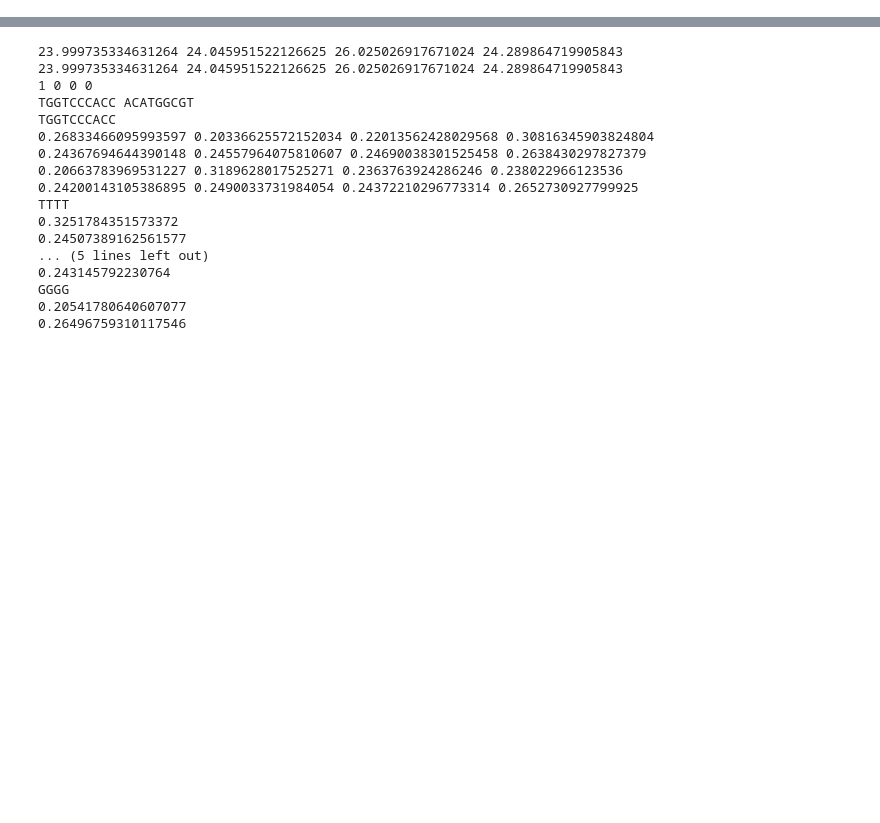
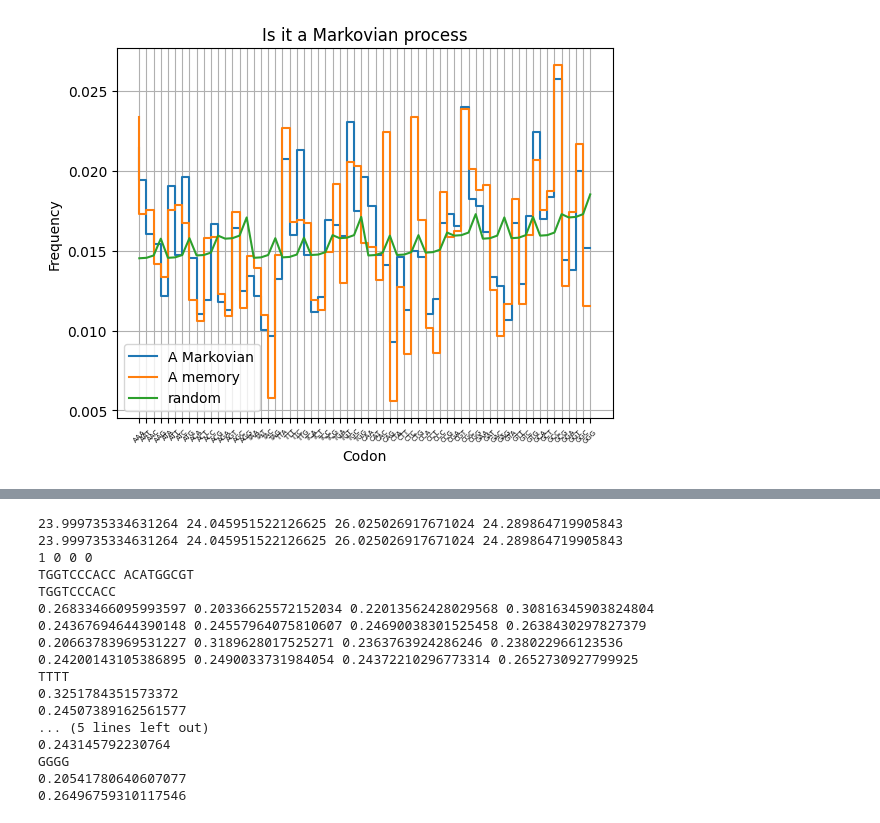
Before and after one commit to Joshua-Lemus/Which-is-E_Coli, a Jupyter notebook: Which-is-EColi.ipynb, the cells around one changed output, grey strips where cells are left out. Cells and saved outputs as stored; diff of their text form; code cells hidden in the pictures; blank space fills up the shorter version.

```diff
--- a/Which-is-EColi.ipynb
+++ b/Which-is-EColi.ipynb
@@ -0,0 +328,45 @@
+# %%
+A_simple_conditionals, B_simple_conditionals,iid_duplets = ({}, {},{})
+# Iterate over all possible duplets (4^2 of them)
+for i in itertools.product(['A','T', 'C', 'G'], ['A','T', 'C', 'G']):#, ['A','T', 'C', 'G']):
+    duplet= ''.join(i)
+    A_simple_conditionals[duplet]=probN2_givenN1(A,i[0],i[1])
+    B_simple_conditionals[duplet]=probN2_givenN1(B,i[0],i[1])
+    iid_duplets[duplet] = B_single_probs[i[0]]*B_single_probs[i[1]]
+
+# A_simple_conditionals
+# B_simple_conditionals
+
+
+A_double_conditionals, B_double_conditionals = ({}, {})
+# Iterate over all possible triplets (4^3 of them)
+for i in itertools.product(['A','T', 'C', 'G'], ['A','T', 'C', 'G'], ['A','T', 'C', 'G']):
+    triplet= ''.join(i)
+    A_double_conditionals[triplet]=probN3_givenN1N2(A,i[0],i[1],i[2])
+    B_double_conditionals[triplet]=probN3_givenN1N2(B,i[0],i[1],i[2])
+# %%
+A_Markovian, A_memory = ({},{})
+B_Markovian, B_memory = ({},{})
+for i in itertools.product(['A','T', 'C', 'G'], ['A','T', 'C', 'G'], ['A','T', 'C', 'G']):
+    triplet= ''.join(i)
+    N1N2 = i[0]+i[1]
+    N2N3 = i[1]+i[2]
+    N1N2N3 = i[0]+i[1]+i[2]
+    A_Markovian[triplet] = A_single_probs[i[0]]*A_simple_conditionals[N1N2]*A_simple_conditionals[N2N3]
+    A_memory[triplet] = A_single_probs[i[0]]*A_simple_conditionals[N1N2]*A_double_conditionals[N1N2N3]
+    B_Markovian[triplet] = B_single_probs[i[0]]*B_simple_conditionals[N1N2]*B_simple_conditionals[N2N3]
+    B_memory[triplet] = B_single_probs[i[0]]*B_simple_conditionals[N1N2]*B_double_conditionals[N1N2N3]
+
+plt.step(A_Markovian.keys(), A_Markovian.values(), label='A Markovian')
+plt.step(A_memory.keys(), A_memory.values(), label='A memory')
+plt.plot(random_codons.keys(), random_codons.values(), label='random')
+plt.xticks(rotation=45)
+plt.legend(loc='best')
+plt.title('Is it a Markovian process')
+plt.xlabel('Codon')
+plt.ylabel('Frequency')
+plt.rc('xtick', labelsize=5)    # fontsize of the tick labels
+plt.grid()
+plt.show()
+# %% [output]
+[figure, added]
```
Also changed, not shown: parts of 36 cells of this notebook.
